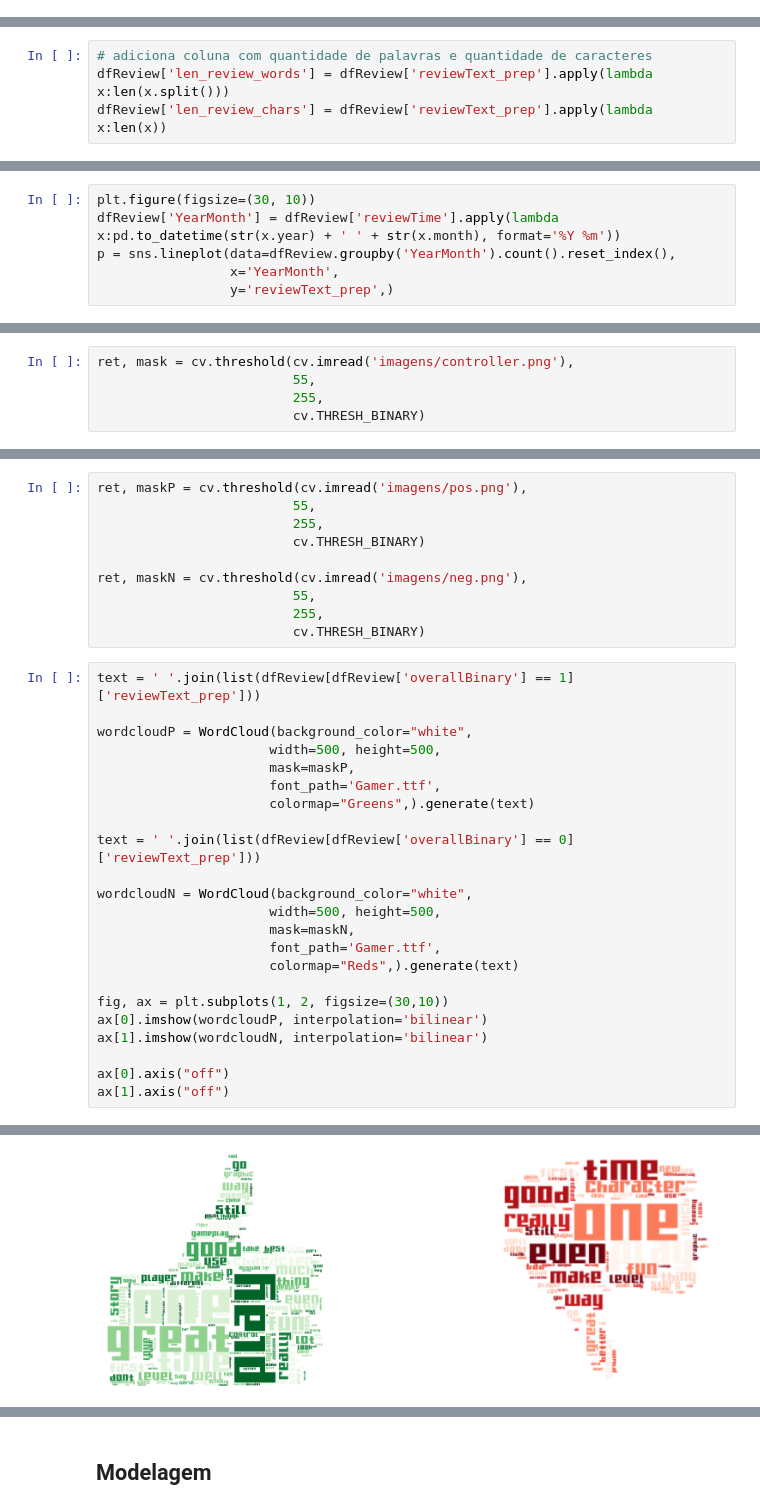
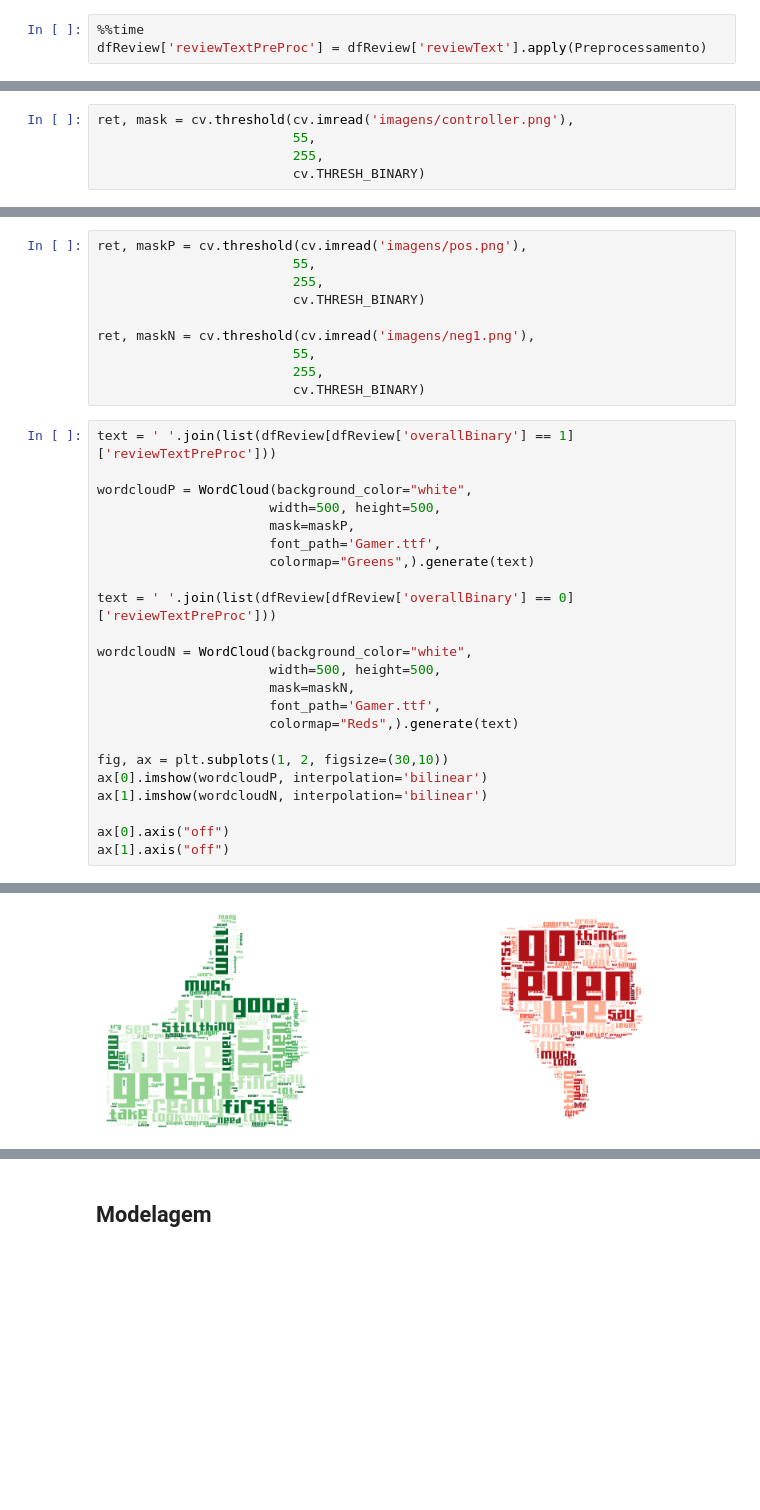
Before and after one commit to lhndsp/ps-turingUSP, a Jupyter notebook: 2_analise-e-ia/analise_e_modelos.ipynb, the cells around one changed output, grey strips where cells are left out. Cells and saved outputs as stored; diff of their text form; blank space fills up the shorter version.

```diff
--- a/2_analise-e-ia/analise_e_modelos.ipynb
+++ b/2_analise-e-ia/analise_e_modelos.ipynb
@@ -387,0 +570,3 @@ Name: reviewText_prep, Length: 8000, dtype: object
+# %%
+%%time
+dfReview['reviewTextPreProc'] = dfReview['reviewText'].apply(Preprocessamento)
@@ -388,6 +624,2 @@ Name: reviewText_prep, Length: 8000, dtype: object
 # %% [markdown]
 ### Analises
-# %%
-# adiciona coluna com quantidade de palavras e quantidade de caracteres
-dfReview['len_review_words'] = dfReview['reviewText_prep'].apply(lambda x:len(x.split()))
-dfReview['len_review_chars'] = dfReview['reviewText_prep'].apply(lambda x:len(x))
@@ -426,6 +625,0 @@ ax.axes.get_xaxis().set_ticks([])
-# %%
-plt.figure(figsize=(30, 10))
-dfReview['YearMonth'] = dfReview['reviewTime'].apply(lambda x:pd.to_datetime(str(x.year) + ' ' + str(x.month), format='%Y %m'))
-p = sns.lineplot(data=dfReview.groupby('YearMonth').count().reset_index(),
-                 x='YearMonth',
-                 y='reviewText_prep',)
@@ -479,12 +674,12 @@ ret, maskP = cv.threshold(cv.imread('imagens/pos.png'),
                          255,
                          cv.THRESH_BINARY)
 
-ret, maskN = cv.threshold(cv.imread('imagens/neg.png'),
+ret, maskN = cv.threshold(cv.imread('imagens/neg1.png'),
                          55,
                          255,
                          cv.THRESH_BINARY)
 # %%
-text = ' '.join(list(dfReview[dfReview['overallBinary'] == 1]['reviewText_prep']))
+text = ' '.join(list(dfReview[dfReview['overallBinary'] == 1]['reviewTextPreProc']))
 
 wordcloudP = WordCloud(background_color="white",
                       width=500, height=500,
@@ -492,7 +687,7 @@ wordcloudP = WordCloud(background_color="white",
                       font_path='Gamer.ttf',
                       colormap="Greens",).generate(text)
 
-text = ' '.join(list(dfReview[dfReview['overallBinary'] == 0]['reviewText_prep']))
+text = ' '.join(list(dfReview[dfReview['overallBinary'] == 0]['reviewTextPreProc']))
 
 wordcloudN = WordCloud(background_color="white",
                       width=500, height=500,
@@ -511 +706 @@ ax[1].axis("off")
-[figure, old version]
+[figure, new version]
```
Also changed, not shown: parts of 141 cells of this notebook, 14 other files.
